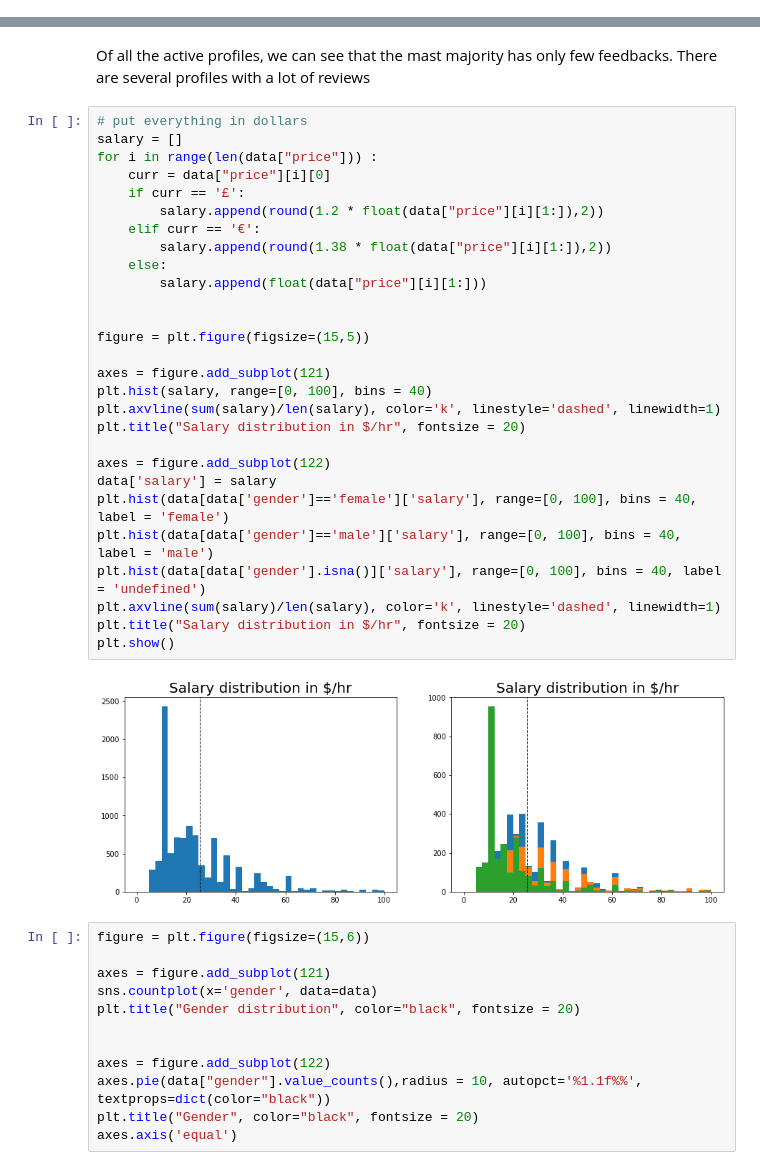
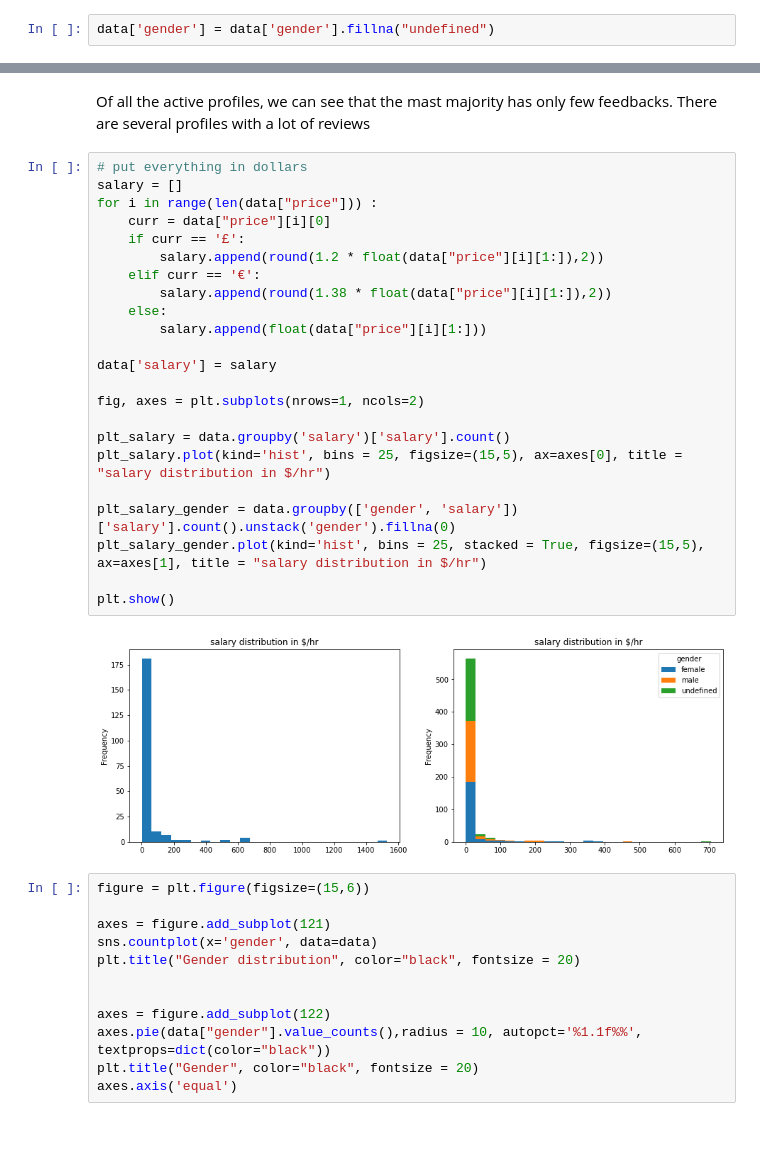
Before and after one commit to Victor-Manach/MODS207, a Jupyter notebook: Data_Analysis.ipynb, the cells around one changed output, grey strips where cells are left out. Cells and saved outputs as stored; diff of their text form; blank space fills up the shorter version.

```diff
--- a/Data_Analysis.ipynb
+++ b/Data_Analysis.ipynb
@@ -7,6 +7,8 @@ import seaborn as sns
 from collections import Counter
 # %%
 data = pd.read_csv('./data/improved_profiles_26_04_2021.csv')
+# %%
+data['gender'] = data['gender'].fillna("undefined")
 # %%
 data.head(3)
 # %% [output]
@@ -106,33 +93,28 @@ Of all the active profiles, we can see that the mast majority has only few feedb
 # %%
 # put everything in dollars
 salary = []
 for i in range(len(data["price"])) :
     curr = data["price"][i][0]
     if curr == '£':
         salary.append(round(1.2 * float(data["price"][i][1:]),2))
     elif curr == '€':
         salary.append(round(1.38 * float(data["price"][i][1:]),2))
     else:
         salary.append(float(data["price"][i][1:]))
 
+data['salary'] = salary
 
-figure = plt.figure(figsize=(15,5))
+fig, axes = plt.subplots(nrows=1, ncols=2)
 
-axes = figure.add_subplot(121)
-plt.hist(salary, range=[0, 100], bins = 40)
-plt.axvline(sum(salary)/len(salary), color='k', linestyle='dashed', linewidth=1)
-plt.title("Salary distribution in $/hr", fontsize = 20)
+plt_salary = data.groupby('salary')['salary'].count()
+plt_salary.plot(kind='hist', bins = 25, figsize=(15,5), ax=axes[0], title = "salary distribution in $/hr")
 
-axes = figure.add_subplot(122)
-data['salary'] = salary
-plt.hist(data[data['gender']=='female']['salary'], range=[0, 100], bins = 40, label = 'female')
-plt.hist(data[data['gender']=='male']['salary'], range=[0, 100], bins = 40, label = 'male')
-plt.hist(data[data['gender'].isna()]['salary'], range=[0, 100], bins = 40, label = 'undefined')
-plt.axvline(sum(salary)/len(salary), color='k', linestyle='dashed', linewidth=1)
-plt.title("Salary distribution in $/hr", fontsize = 20)
+plt_salary_gender = data.groupby(['gender', 'salary'])['salary'].count().unstack('gender').fillna(0)
+plt_salary_gender.plot(kind='hist', bins = 25, stacked = True, figsize=(15,5), ax=axes[1], title = "salary distribution in $/hr")
+
 plt.show()
 # %% [output]
-[figure, old version]
+[figure, new version]
 # %%
 figure = plt.figure(figsize=(15,6))
 
```
Also changed, not shown: parts of 2 cells of this notebook, 1 other file.
